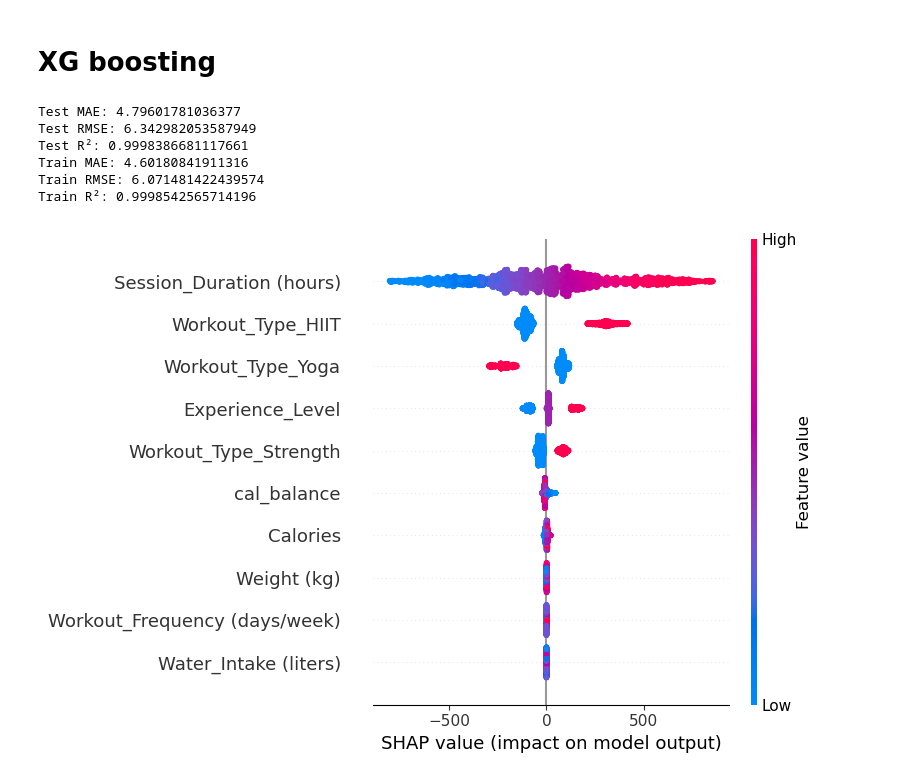
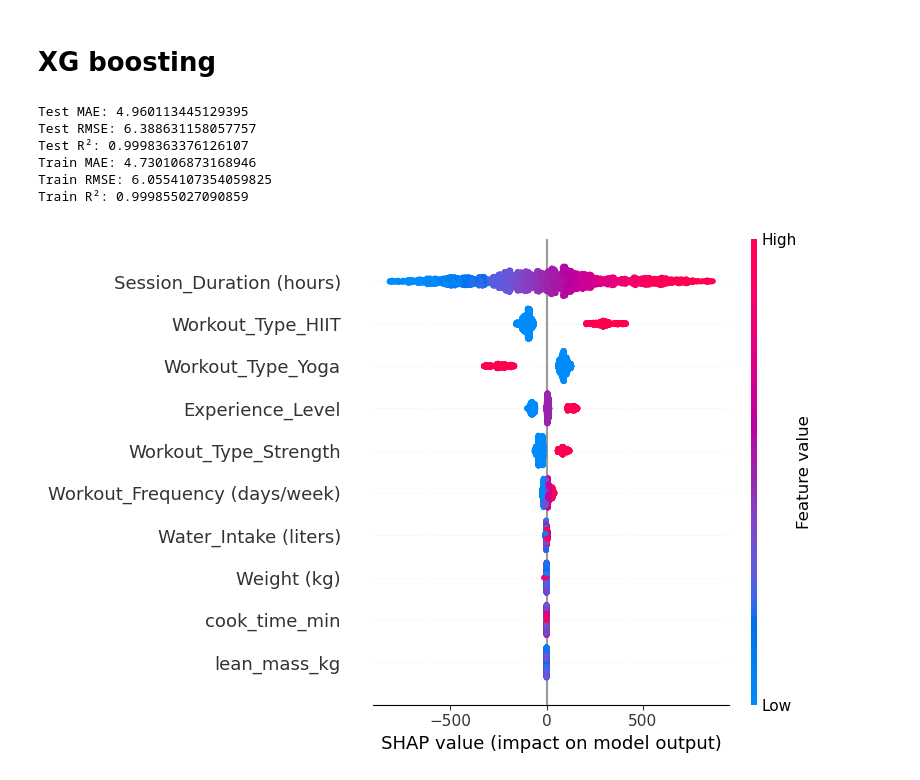
Before and after one commit to alalzdd/STA221-final-project, a Jupyter notebook: Project Boosting part.ipynb, the cells around one changed output. Saved outputs shown, nothing was run; the diff lists cells and outputs as text; code cells hidden in the pictures.

```diff
--- a/Project Boosting part.ipynb
+++ b/Project Boosting part.ipynb
@@ -35,28 +35,39 @@ predictors = [
     "Resting_BPM", "Avg_BPM", "Max_BPM",
 
     # 3. Exercise & Training
-    "Workout_Type", "Session_Duration (hours)",
+    "Workout_Type",
+    "Session_Duration (hours)",
     "Workout_Frequency (days/week)",
-    "Experience_Level", "Difficulty Level",
+    "Experience_Level",
+    "Difficulty Level",
+    "Physical exercise",
+    "Sets",
+    "Reps",
 
     # 4. Body Composition
     "BMI", "Fat_Percentage", "lean_mass_kg",
 
     # 5. Nutrition
     "Calories", "Carbs", "Proteins", "Fats",
-    "Water_Intake (liters)",
+    "Water_Intake (liters)","pct_carbs", "protein_per_kg",
 
     # 6. Meal details
     "meal_name", "meal_type", "diet_type",
-    "sugar_g", "sodium_mg", "cholesterol_mg",
+    "sugar_g", "sodium_mg", "cholesterol_mg","serving_size_g",
+    "prep_time_min",
+    "cook_time_min",
+    "rating",
 
     # 7. Derived Features
-    "pct_maxHR", "cal_balance", "protein_per_kg", "BMI_calc",
+    "pct_maxHR", "protein_per_kg", "pct_HRR", "cal_from_macros", "Daily meals frequency", "BMI_calc"
 ]
 
 X_tree = data[predictors]
 # Encode categorical variable
+# categoricals = X_tree.select_dtypes(include="object").columns
 X_tree = pd.get_dummies(X_tree, drop_first=True)
 
+
 y_tree.describe()
+X_tree.dtypes
 # %% [output]
@@ -78,9 +97,15 @@ from sklearn.compose import ColumnTransformer
 from sklearn.preprocessing import OneHotEncoder
 from sklearn.pipeline import Pipeline
 
+feature_names = X_tree.columns
 
 X_train, X_test, y_train, y_test = train_test_split(
     X_tree, y_tree, test_size=0.2, random_state=42)
+
+X_train = X_train.to_numpy()
+X_test  = X_test.to_numpy()
+y_train = y_train.to_numpy()
+y_test  = y_test.to_numpy()
 
 from xgboost import XGBRegressor
 
@@ -107,33 +132,35 @@ print("Train MAE:", mean_absolute_error(y_train, y_pred_train_xg))
 print("Train RMSE:", mean_squared_error(y_train, y_pred_train_xg, squared=False))
 print("Train R²:", r2_score(y_train, y_pred_train_xg))
 # %% [output]
-Test MAE: 4.79601781036377
-Test RMSE: 6.342982053587949
-Test R²: 0.9998386681117661
-Train MAE: 4.60180841911316
-Train RMSE: 6.071481422439574
-Train R²: 0.9998542565714196
+Test MAE: 4.960113445129395
+Test RMSE: 6.388631158057757
+Test R²: 0.9998363376126107
+Train MAE: 4.730106873168946
+Train RMSE: 6.0554107354059825
+Train R²: 0.999855027090859
 # %%
 # SHAP graph
 import shap
 import numpy as np
 
 
 explainer = shap.TreeExplainer(xgb_model)
 shap_values = explainer.shap_values(X_test)
 
 # Compute mean absolute SHAP per feature
 mean_abs_shap = np.abs(shap_values).mean(axis=0)
 
-# Get the indices of the top 10
+# Get the top SHAP value
 top10_idx = np.argsort(mean_abs_shap)[-10:]
 
-# Sort them so the plot is clean
+# Sort from large to small
 top10_idx = top10_idx[np.argsort(mean_abs_shap[top10_idx])]
 
-# Plot only top 10
-shap.summary_plot(shap_values[:, top10_idx],
-                  X_test.iloc[:, top10_idx],
-                  feature_names=X_test.columns[top10_idx])
+# Plot only top 10 of SHAP value
+shap.summary_plot(
+    shap_values[:, top10_idx],
+    X_test[:, top10_idx],
+    feature_names=feature_names[top10_idx]
+)
 # %% [output]
-[figure, old version]
+[figure, new version]
```
Also changed, not shown: parts of 1 cell of this notebook.
